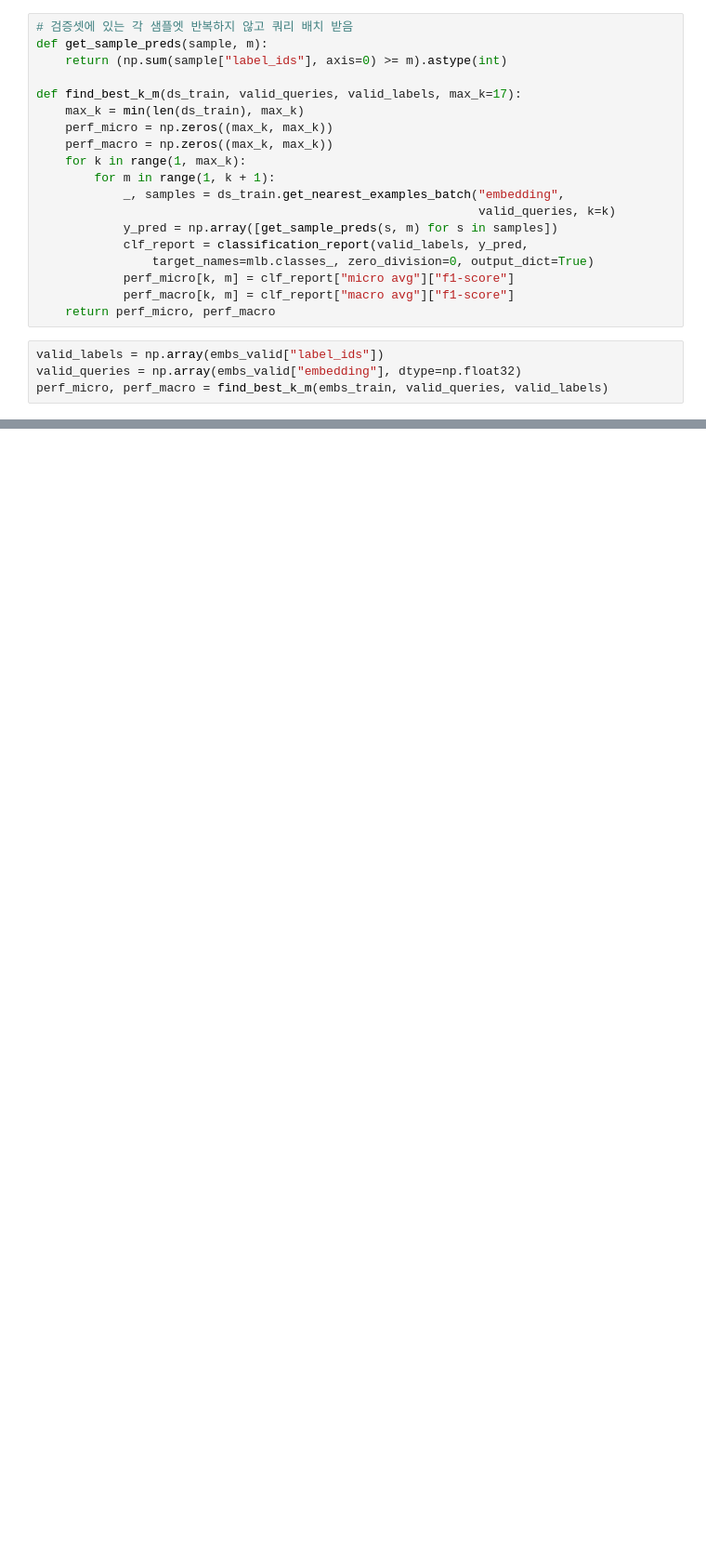
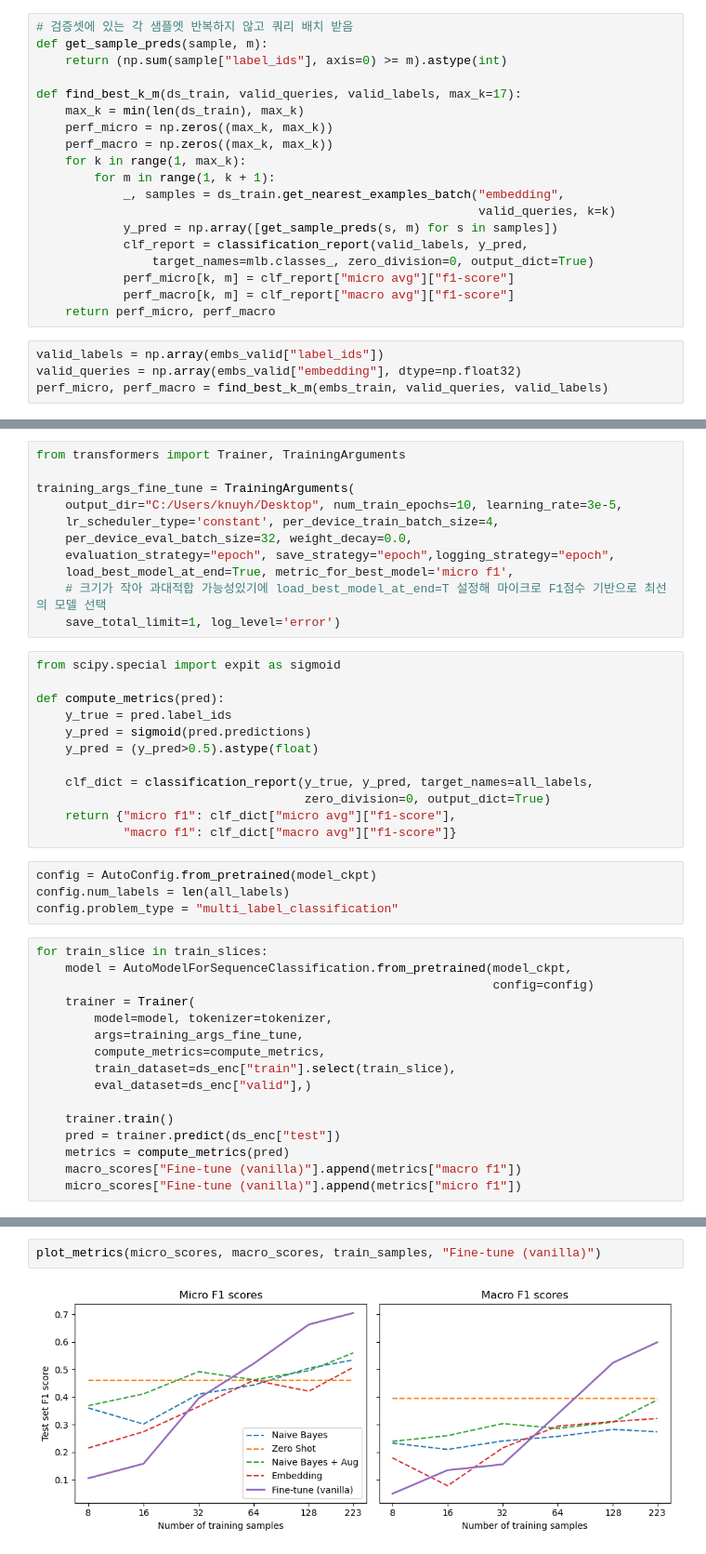
Before and after one commit to 12L-zl/NLP_with_Transformers, a Jupyter notebook: CH09_레이블 부족 문제 다루기.ipynb, the cells around one changed output, grey strips where cells are left out. Shown at 93% size. Drawn from its saved outputs; the diff is of its cells as text; blank space fills up the shorter version.

```diff
--- a/CH09_레이블 부족 문제 다루기.ipynb
+++ b/CH09_레이블 부족 문제 다루기.ipynb
@@ -658,0 +746,43 @@ plt.show()
+# %%
+from transformers import Trainer, TrainingArguments
+
+training_args_fine_tune = TrainingArguments(
+    output_dir="C:/Users/knuyh/Desktop", num_train_epochs=10, learning_rate=3e-5,
+    lr_scheduler_type='constant', per_device_train_batch_size=4,
+    per_device_eval_batch_size=32, weight_decay=0.0,
+    evaluation_strategy="epoch", save_strategy="epoch",logging_strategy="epoch",
+    load_best_model_at_end=True, metric_for_best_model='micro f1',
+    # 크기가 작아 과대적합 가능성있기에 load_best_model_at_end=T 설정해 마이크로 F1점수 기반으로 최선의 모델 선택
+    save_total_limit=1, log_level='error')
+# %%
+from scipy.special import expit as sigmoid
+
+def compute_metrics(pred):
+    y_true = pred.label_ids
+    y_pred = sigmoid(pred.predictions)
+    y_pred = (y_pred>0.5).astype(float)
+
+    clf_dict = classification_report(y_true, y_pred, target_names=all_labels,
+                                     zero_division=0, output_dict=True)
+    return {"micro f1": clf_dict["micro avg"]["f1-score"],
+            "macro f1": clf_dict["macro avg"]["f1-score"]}
+# %%
+config = AutoConfig.from_pretrained(model_ckpt)
+config.num_labels = len(all_labels)
+config.problem_type = "multi_label_classification"
+# %%
+for train_slice in train_slices:
+    model = AutoModelForSequenceClassification.from_pretrained(model_ckpt,
+                                                               config=config)
+    trainer = Trainer(
+        model=model, tokenizer=tokenizer,
+        args=training_args_fine_tune,
+        compute_metrics=compute_metrics,
+        train_dataset=ds_enc["train"].select(train_slice),
+        eval_dataset=ds_enc["valid"],)
+
+    trainer.train()
+    pred = trainer.predict(ds_enc["test"])
+    metrics = compute_metrics(pred)
+    macro_scores["Fine-tune (vanilla)"].append(metrics["macro f1"])
+    micro_scores["Fine-tune (vanilla)"].append(metrics["micro f1"])
@@ -658,0 +916,4 @@ plt.show()
+# %%
+plot_metrics(micro_scores, macro_scores, train_samples, "Fine-tune (vanilla)")
+# %% [output]
+[figure, added]
```
Also changed, not shown: parts of 30 cells of this notebook.
